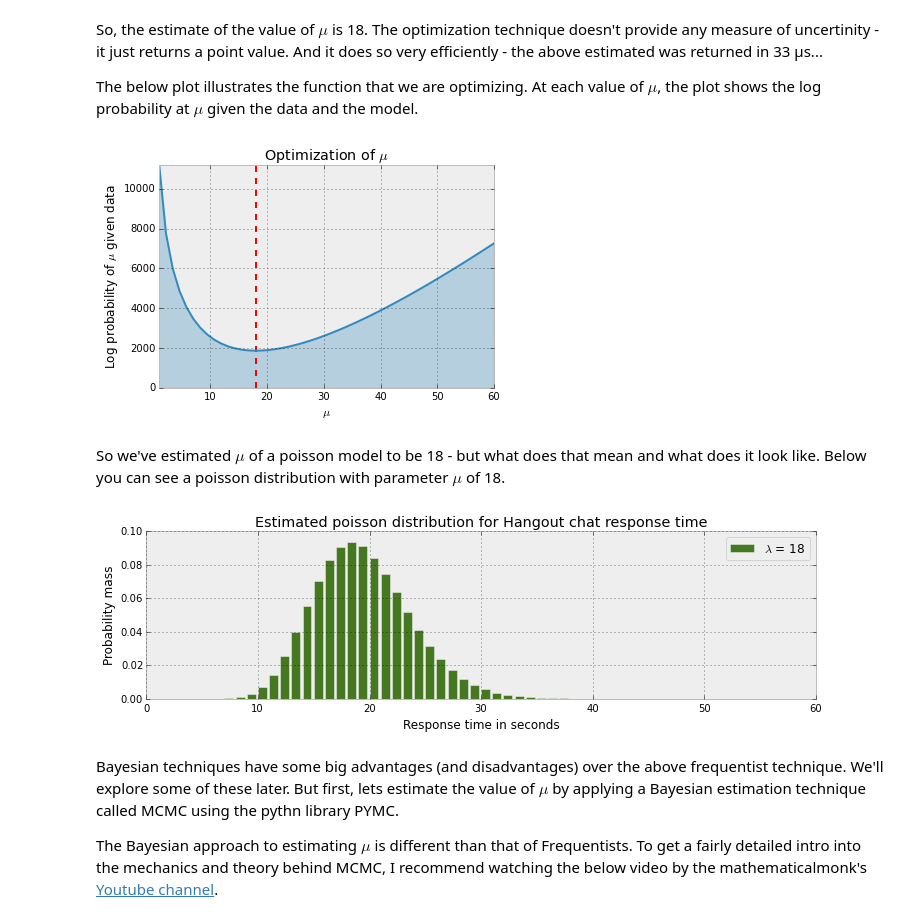
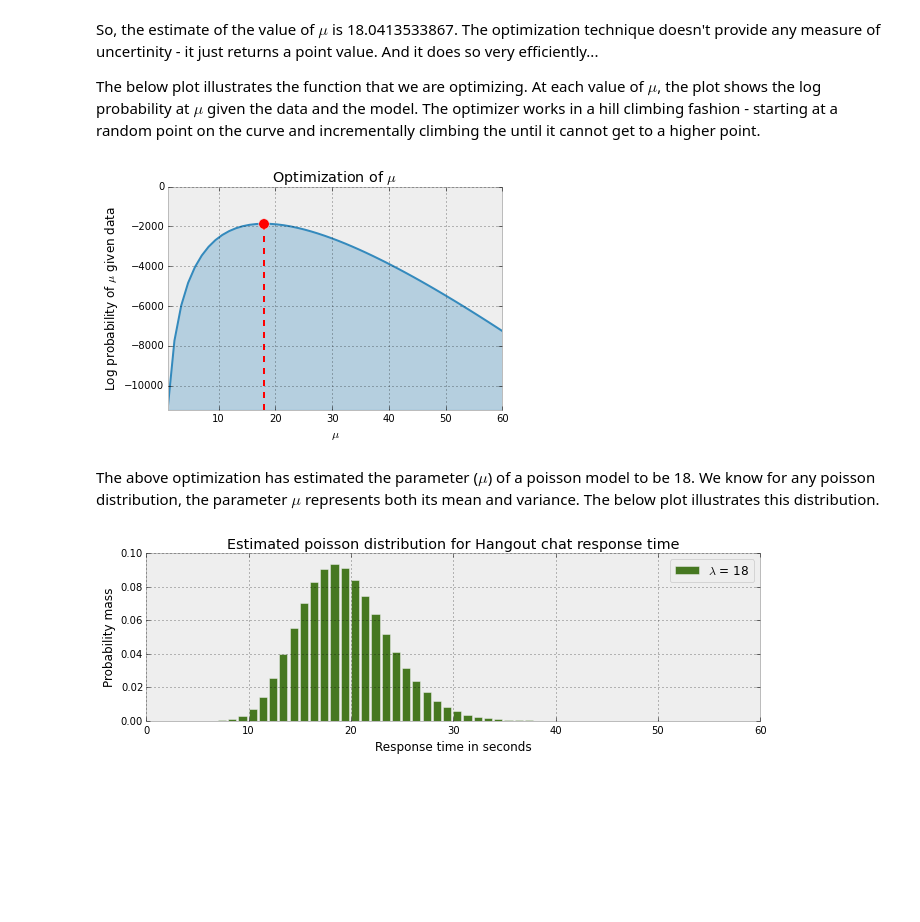
Before and after one commit to markdregan/Bayesian-Modelling-in-Python, a Jupyter notebook: Section 1. Estimating model parameters.ipynb, the cells around one changed output. Saved outputs shown, nothing was run; the diff lists cells and outputs as text; code cells hidden in the pictures; blank space fills up the shorter version.

```diff
--- a/Section 1. Estimating model parameters.ipynb
+++ b/Section 1. Estimating model parameters.ipynb
@@ -19,0 +33,15 @@ messages = pd.read_csv('data/hangout_chat_data.csv')
+# %%
+fig = plt.figure(figsize=(11,3))
+ax = fig.add_subplot(111)
+x_lim = 60
+mu = [5, 20, 40]
+for i in np.arange(x_lim):
+    plt.bar(i, stats.poisson.pmf(mu[0], i), color=colors[3])
+    plt.bar(i, stats.poisson.pmf(mu[1], i), color=colors[4])
+    plt.bar(i, stats.poisson.pmf(mu[2], i), color=colors[5])
+
+_ = ax.set_xlim(0, x_lim)
+_ = ax.set_ylim(0, 0.2)
+_ = ax.set_ylabel('Probability mass')
+_ = ax.set_title('Poisson distribution')
+_ = plt.legend(['$\mu$ = %s' % mu[0], '$\mu$ = %s' % mu[1], '$\mu$ = %s' % mu[2]])
@@ -35,9 +66,9 @@ The below function `poisson_logprob()` returns the overall likelihood of input d
 # %%
 y_obs = messages['time_delay_seconds'].values
 
-def poisson_logprob(mu):
-    return -np.sum(stats.poisson.logpmf(y_obs, mu=mu))
+def poisson_logprob(mu, sign=-1):
+    return np.sum(sign*stats.poisson.logpmf(y_obs, mu=mu))
 
 freq_results = opt.minimize_scalar(poisson_logprob)
-%time print "The estimated value of mu is: %s" % np.int(freq_results['x'])
+%time print("The estimated value of mu is: %s" % freq_results['x'])
 # %% [output]
@@ -47,40 +78,39 @@ Wall time: 31.9 µs
 # %% [markdown]
-So, the estimate of the value of $\mu$ is 18. The optimization technique doesn't provide any measure of uncertinity - it just returns a point value. And it does so very efficiently - the above estimated was returned in 33 µs...
+So, the estimate of the value of $\mu$ is 18.0413533867. The optimization technique doesn't provide any measure of uncertinity - it just returns a point value. And it does so very efficiently...
 
-The below plot illustrates the function that we are optimizing. At each value of $\mu$, the plot shows the log probability at $\mu$ given the data and the model.
+The below plot illustrates the function that we are optimizing. At each value of $\mu$, the plot shows the log probability at $\mu$ given the data and the model. The optimizer works in a hill climbing fashion - starting at a random point on the curve and incrementally climbing the until it cannot get to a higher point.
 # %%
 x = np.linspace(1, 60)
-y_max = np.max([poisson_logprob(i) for i in x])
+y_min = np.min([poisson_logprob(i, sign=1) for i in x])
+y_max = np.max([poisson_logprob(i, sign=1) for i in x])
 fig = plt.figure(figsize=(6,4))
-_ = plt.plot(x, [poisson_logprob(i) for i in x])
-_ = plt.fill_between(x, [poisson_logprob(i) for i in x], color=colors[0], alpha=0.3)
+_ = plt.plot(x, [poisson_logprob(i, sign=1) for i in x])
+_ = plt.fill_between(x, [poisson_logprob(i, sign=1) for i in x],
+                     y_min, color=colors[0], alpha=0.3)
 _ = plt.title('Optimization of $\mu$')
 _ = plt.xlabel('$\mu$')
 _ = plt.ylabel('Log probability of $\mu$ given data')
-_ = plt.vlines(np.int(freq_results['x']), 0, y_max, colors='red', linestyles='dashed')
-_ = plt.ylim(ymin=0, ymax=y_max)
+_ = plt.vlines(freq_results['x'], y_max, y_min, colors='red', linestyles='dashed')
+_ = plt.scatter(freq_results['x'], y_max, s=110, c='red', zorder=3)
+_ = plt.ylim(ymin=y_min, ymax=0)
 _ = plt.xlim(xmin=1, xmax=60)
 # %% [output]
-[figure, old version]
+[figure, new version]
-# %% [markdown]
-So we've estimated $\mu$ of a poisson model to be 18 - but what does that mean and what does it look like. Below you can see a poisson distribution with parameter $\mu$ of 18.
+# %% [markdown]
+The above optimization has estimated the parameter ($\mu$) of a poisson model to be 18. We know for any poisson distribution, the parameter $\mu$ represents both its mean and variance. The below plot illustrates this distribution.
 # %%
-fig = plt.figure(figsize=(12,3))
+fig = plt.figure(figsize=(11,3))
 ax = fig.add_subplot(111)
 x_lim = 60
 mu = np.int(freq_results['x'])
 for i in np.arange(x_lim):
     plt.bar(i, stats.poisson.pmf(mu, i), color=colors[3])
 
 _ = ax.set_xlim(0, x_lim)
 _ = ax.set_ylim(0, 0.1)
 _ = ax.set_xlabel('Response time in seconds')
 _ = ax.set_ylabel('Probability mass')
 _ = ax.set_title('Estimated poisson distribution for Hangout chat response time')
 _ = plt.legend(['$\lambda$ = %s' % mu])
 # %% [output]
-[figure, old version]
+[figure, new version]
-# %% [markdown]
-Bayesian techniques have some big advantages (and disadvantages) over the above frequentist technique. We'll explore some of these later. But first, lets estimate the value of $\mu$ by applying a Bayesian estimation technique called MCMC using the pythn library PYMC.
-
-The Bayesian approach to estimating $\mu$ is different than that of Frequentists. To get a fairly detailed intro into the mechanics and theory behind MCMC, I recommend watching the below video by the mathematicalmonk's [Youtube channel](https://www.youtube.com/channel/UCcAtD_VYwcYwVbTdvArsm7w).
```
Also changed, not shown: parts of 24 cells of this notebook, 7 other files.
